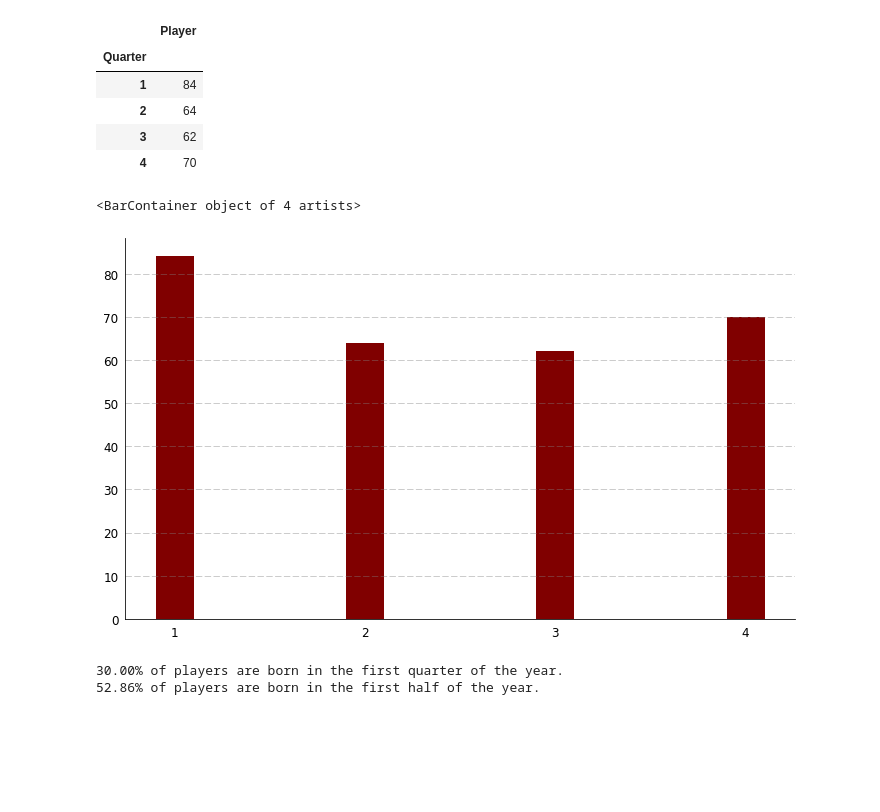
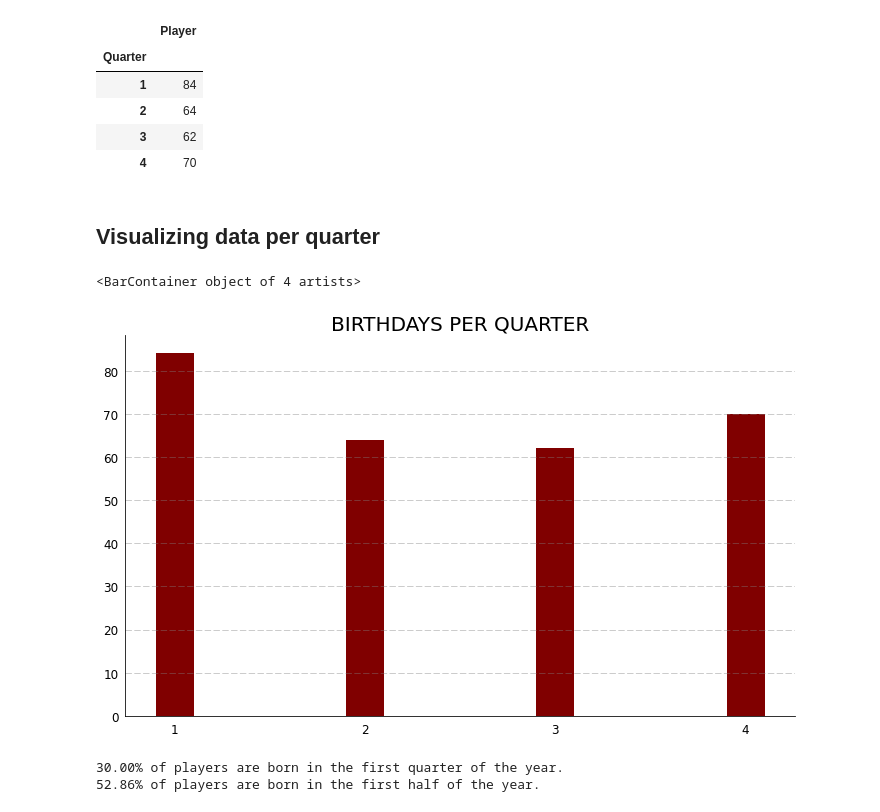
Before and after one commit to Bonkkeli/footballers-birthmonth, a Jupyter notebook: footballers-birthmonth.ipynb, the cells around one changed output. Saved outputs shown, nothing was run; the diff lists cells and outputs as text; code cells hidden in the pictures; blank space fills up the shorter version.

```diff
--- a/footballers-birthmonth.ipynb
+++ b/footballers-birthmonth.ipynb
@@ -100,17 +106,20 @@ qdf
 | 2 | 64 |
 | 3 | 62 |
 | 4 | 70 |
+# %% [markdown]
+## Visualizing data per quarter
 # %%
 # visualizing quarterly data
 fig,ax = plt.subplots(1,1,figsize=(12, 7))
 ax.spines[['top','right']].set_visible(False)
 ax.tick_params(axis='both', left=False, bottom=False, labelsize=12)
 ax.grid(axis='y', color='gray', dashes=(8,3), alpha=0.5)
 plt.xticks(qdf.index, qdf.index)
+plt.title('BIRTHDAYS PER QUARTER',fontsize = 20)
 plt.bar(qdf.index, qdf.Player, width=0.2, color='maroon')
 # %% [output]
 <BarContainer object of 4 artists>
-[figure, old version]
+[figure, new version]
 # %%
 # calculating % of players born in the first quarter and first half of the year
 total = month_df.sum()
```
Also changed, not shown: parts of 5 cells of this notebook.
